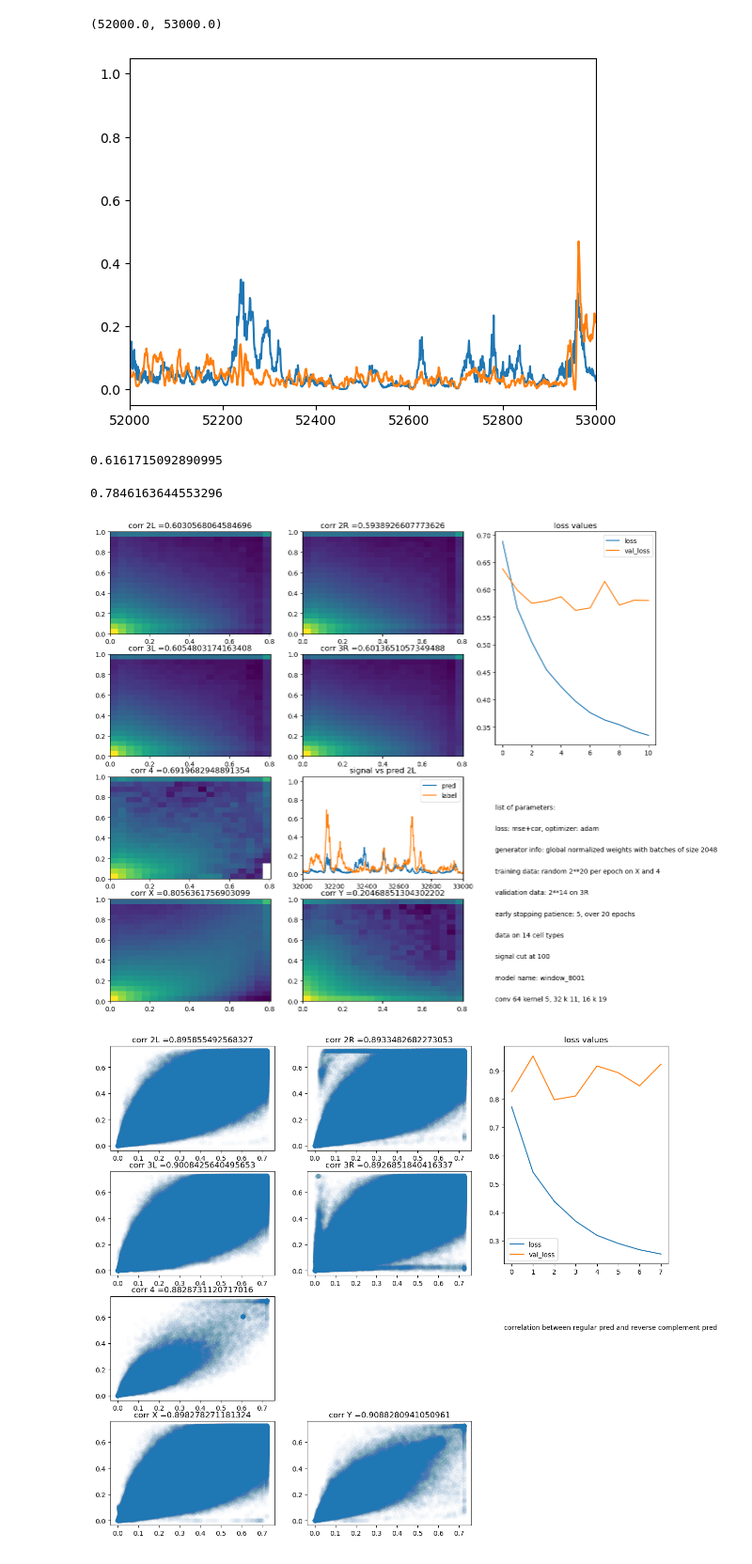
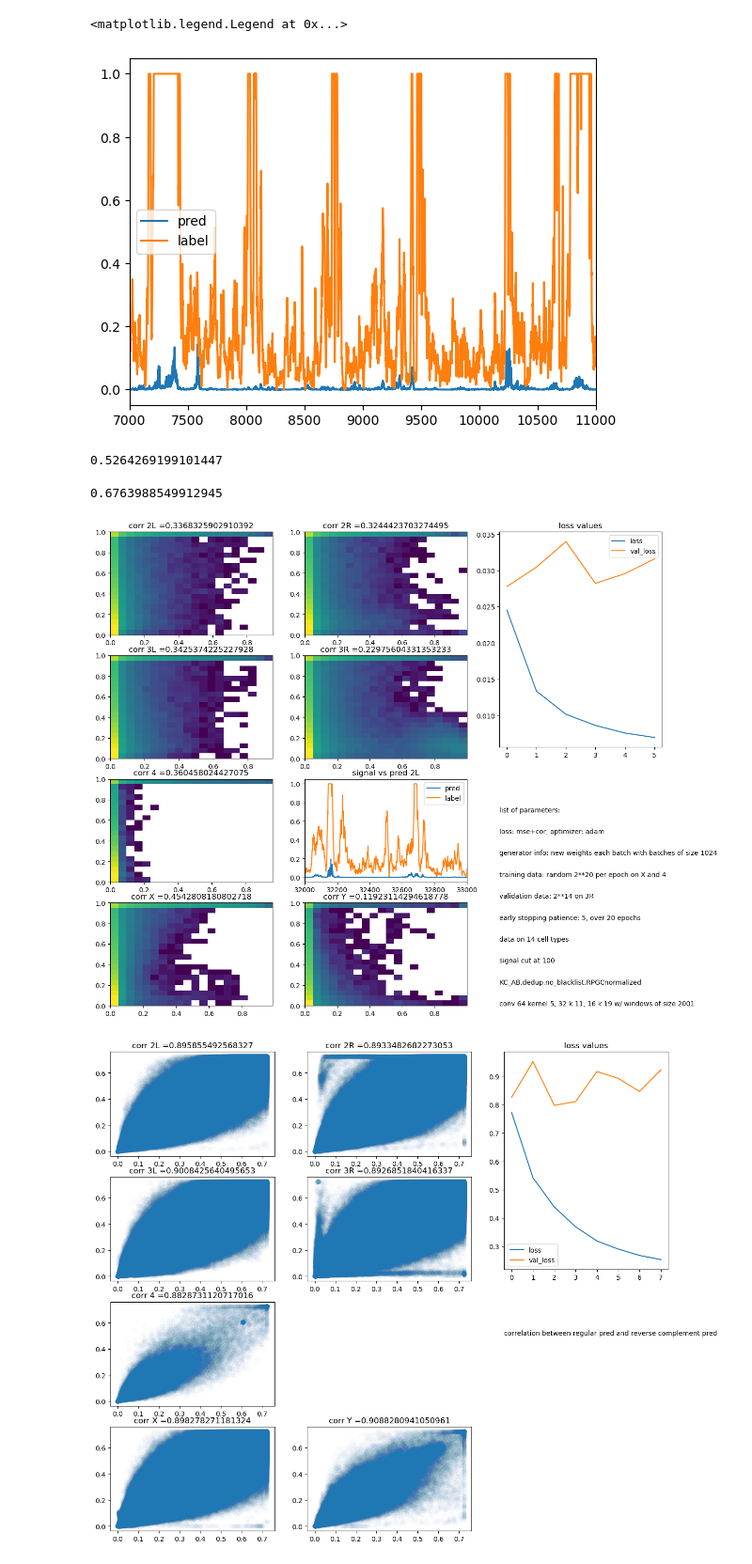
Before and after one commit to floriantilliet/mnhn_internship, a Jupyter notebook: projet3.ipynb, the cells around one changed output. Shown at 94% size. Saved outputs shown, nothing was run; the diff lists cells and outputs as text; code cells hidden in the pictures.

```diff
--- a/projet3.ipynb
+++ b/projet3.ipynb
@@ -30,7 +31,7 @@ X_X=np.load('/home/florian/projet/r6.16/seq_reverse_complement.npz')['X']
 X_Y=np.load('/home/florian/projet/r6.16/seq_reverse_complement.npz')['Y']
 # %%
 # create scATAC values for each chr
-cut=100
+cut=40
 Y_2L=np.load('/home/florian/projet/scATACseq_14chr.npz')['2L'][0]
 Y_2L[Y_2L >= cut] = cut
 Y_2L=Y_2L/cut
@@ -56,17 +57,17 @@ Y_X[Y_X >= cut] = cut
 Y_X=Y_X/cut
 
 Y_Y=np.load('/home/florian/projet/scATACseq_14chr.npz')['Y'][0]
-Y_Y[Y_Y >= 30] = 30
-Y_Y=Y_Y/30
+Y_Y[Y_Y >= 10] = 10
+Y_Y=Y_Y/10
 # %%
-df = pd.read_csv ('/home/florian/projet/models/test_window_8001/history.csv')
-pred2L=np.load('/home/florian/projet/models/preds_test_window_8001.npz')['pred2L']
-pred2R=np.load('/home/florian/projet/models/preds_test_window_8001.npz')['pred2R']
-pred3L=np.load('/home/florian/projet/models/preds_test_window_8001.npz')['pred3L']
-pred3R=np.load('/home/florian/projet/models/preds_test_window_8001.npz')['pred3R']
-pred4=np.load('/home/florian/projet/models/preds_test_window_8001.npz')['pred4']
-predX=np.load('/home/florian/projet/models/preds_test_window_8001.npz')['predX']
-predY=np.load('/home/florian/projet/models/preds_test_window_8001.npz')['predY']
+df = pd.read_csv ('/home/florian/projet/models/test_latest_starting_point_8001/history.csv')
+pred2L=np.load('/home/florian/projet/models/preds_test_latest_starting_point_8001.npz')['pred2L']
+pred2R=np.load('/home/florian/projet/models/preds_test_latest_starting_point_8001.npz')['pred2R']
+pred3L=np.load('/home/florian/projet/models/preds_test_latest_starting_point_8001.npz')['pred3L']
+pred3R=np.load('/home/florian/projet/models/preds_test_latest_starting_point_8001.npz')['pred3R']
+pred4=np.load('/home/florian/projet/models/preds_test_latest_starting_point_8001.npz')['pred4']
+predX=np.load('/home/florian/projet/models/preds_test_latest_starting_point_8001.npz')['predX']
+predY=np.load('/home/florian/projet/models/preds_test_latest_starting_point_8001.npz')['predY']
 corr2L=np.corrcoef(Y_2L[::10],pred2L)[0][1]
 corr2R=np.corrcoef(Y_2R[::10],pred2R)[0][1]
 corr3R=np.corrcoef(Y_3R[1::10],pred3R)[0][1]#1
@@ -111,17 +112,18 @@ corr4=np.corrcoef(Y_4[-2::-10],rpred4)[0][1]#1
 corrX=np.corrcoef(Y_X[-2::-10],rpredX)[0][1]#1
 corrY=np.corrcoef(Y_Y[::-10],rpredY)[0][1]
 # %%
-plt.plot(pred2R)
-plt.plot(Y_2R[::10])
-plt.xlim(52000,53000)
+plt.plot(pred2L,label='pred')
+plt.plot(Y_2L[::10],label='label')
+plt.xlim(7000,11000)
+plt.legend()
 # %% [output]
-(52000.0, 53000.0)
+<matplotlib.legend.Legend at 0x...>
-[figure, old version]
+[figure, new version]
 # %%
 print(np.corrcoef(Y_2L[::10],pred2L.ravel())[0][1])
 # %% [output]
-0.6161715092890995
+0.5264269199101447
 # %%
 print(np.corrcoef(Y_2L[220_000:230_000:10],pred2L[22000:23000])[0][1])
 # %% [output]
-0.7846163644553296
+0.6763988549912945
@@ -130,4 +130,6 @@ import matplotlib as mpl
 # %%
+#plots
+
 plt.figure(figsize=(15,10))
 
 plt.subplot(4,3,1)
@@ -158,37 +160,37 @@ plt.subplot(4,3,11)
 plt.hist2d(predY,Y_Y[::10],bins=20,norm=mpl.colors.LogNorm())
 plt.title('corr Y ='+str(corrY))
 
 plt.subplot(2,3,3)
 plt.plot(df['loss'],label='loss')
 plt.plot(df['val_loss'],label="val_loss")
 plt.legend()
 plt.title('loss values')
 
 plt.subplot(4,3,8)
 plt.plot(pred2L,label='pred')
 plt.plot(Y_2L[::10],label='label')
 plt.xlim(32000,33000)
 plt.legend()
 plt.title('signal vs pred 2L')
 
 plt.subplot(2,3,6)
 plt.axis([0, 10, 0, 10])
 plt.text(0,9,"list of parameters:")
 plt.text(0,8,"loss: mse+cor, optimizer: adam")
-plt.text(0,7,"generator info: global normalized weights with batches of size 2048")
+plt.text(0,7,"generator info: new weights each batch with batches of size 1024")
 plt.text(0,6,"training data: random 2**20 per epoch on X and 4")
 plt.text(0,5,"validation data: 2**14 on 3R")
 plt.text(0,4,"early stopping patience: 5, over 20 epochs")
 plt.text(0,3,"data on 14 cell types")
 plt.text(0,2,"signal cut at 100")
-plt.text(0,1,"model name: window_8001")
-plt.text(0,0,"conv 64 kernel 5, 32 k 11, 16 k 19")
+plt.text(0,1,"KC_AB.dedup.no_blacklist.RPGCnormalized")
+plt.text(0,0,"conv 64 kernel 5, 32 k 11, 16 k 19 w/ windows of size 2001")
 
 plt.axis("off")
 
 plt.subplots_adjust(bottom=0.001, top=0.9999)
 # %% [output]
-[figure, old version]
+[figure, new version]
 # %%
 plt.figure(figsize=(15,10))
 plt.subplot(4,3,1)
```
Also changed, not shown: parts of 14 cells of this notebook, 3 other files.
